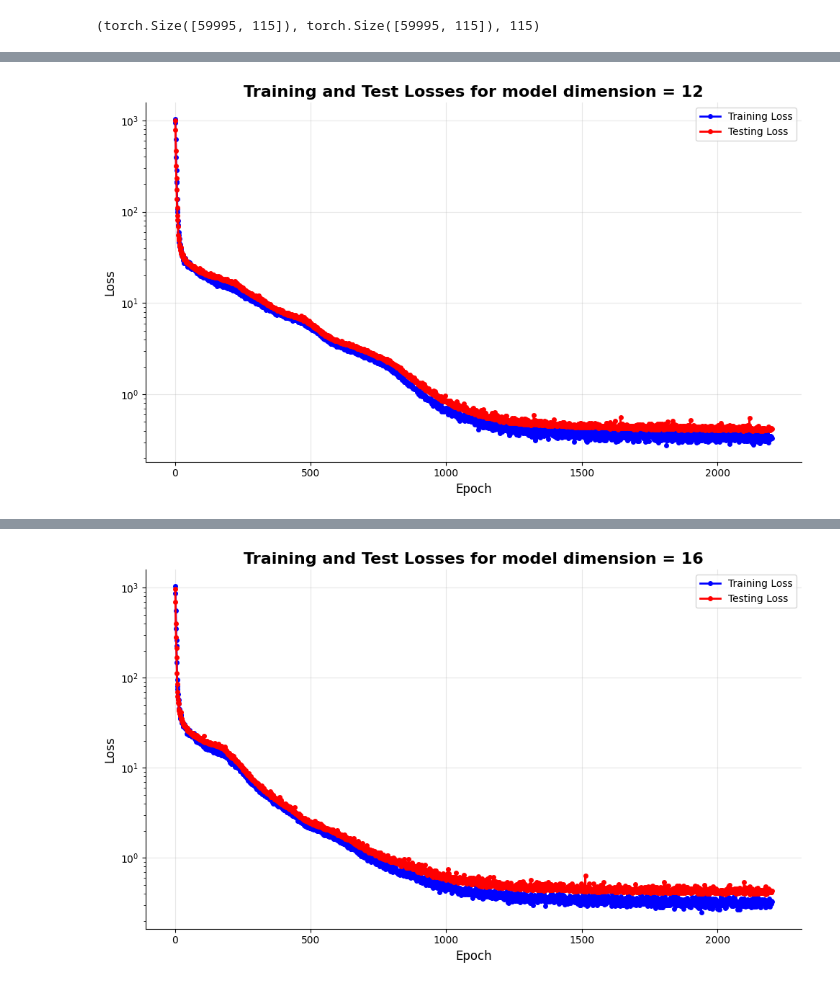
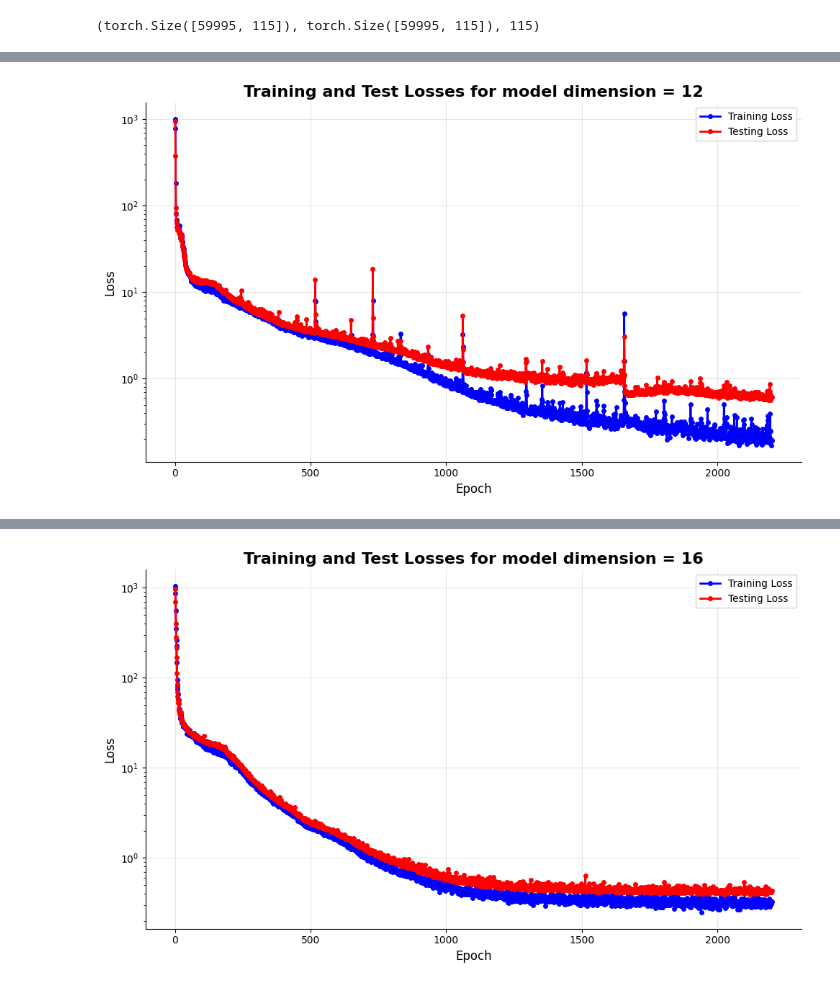
Before and after one commit to mathyharsha/metabolic-NN-harsha, a Jupyter notebook: multihead_attn_based_transformer_multiple_layers.ipynb, the cells around one changed output, grey strips where cells are left out. Saved outputs shown, nothing was run; the diff lists cells and outputs as text; code cells hidden in the pictures.

Commit message:
Added multiple transformer layers.

```diff
--- a/multihead_attn_based_transformer_multiple_layers.ipynb
+++ b/multihead_attn_based_transformer_multiple_layers.ipynb
@@ -336,7 +387,7 @@ inps_train.size(), outs_train.size(), len(all_cols)
 inps_test_ = inps_test.unsqueeze(-1)
 outs_test_ = outs_test.unsqueeze(-1)
 # %%
-def train_model(dmodel=6,num_heads=2,inner_dim_multiplier=5):
+def train_model(dmodel=6,num_heads=2,inner_dim_multiplier=5,num_transformers=2):
     average_losses = []
     test_losses = []
     vocab_size = 115
@@ -347,7 +398,7 @@ def train_model(dmodel=6,num_heads=2,inner_dim_multiplier=5):
     num_epochs = 2200
     num_batches = 30
 
-    model = TransformerBlock(vocab_size,d_model,num_heads,inner_dim_multiplier)
+    model = TransformersSeries(vocab_size,d_model,num_heads,inner_dim_multiplier,num_transformers)
     model = model.to(device)
 
     criterion = nn.MSELoss()
@@ -459,4 +510,4 @@ plot_loss(average_losses, test_losses, 6)
 # %%
-average_losses_12_3_5, test_losses_12_3_5, trained_model_12_3_5 = train_model(12,3,5)
+average_losses_12_3_5_2, test_losses_12_3_5_2, trained_model_12_3_5_2 = train_model(12,3,5,2)
 # %% [output]
 Adjusted batch size for Mac GPU: 12
@@ -468,6 +519,6 @@ Epoch [2200/2200] completed. Average Training Loss:  0.3345, Test Loss:  0.4218
 Training Completed
 # %%
-plot_loss(average_losses_12_3_5, test_losses_12_3_5, 12)
+plot_loss(average_losses_12_3_5_2, test_losses_12_3_5_2, 12)
 # %% [output]
-[figure, old version]
+[figure, new version]
 # %%
```
Also changed, not shown: parts of 10 cells of this notebook.
